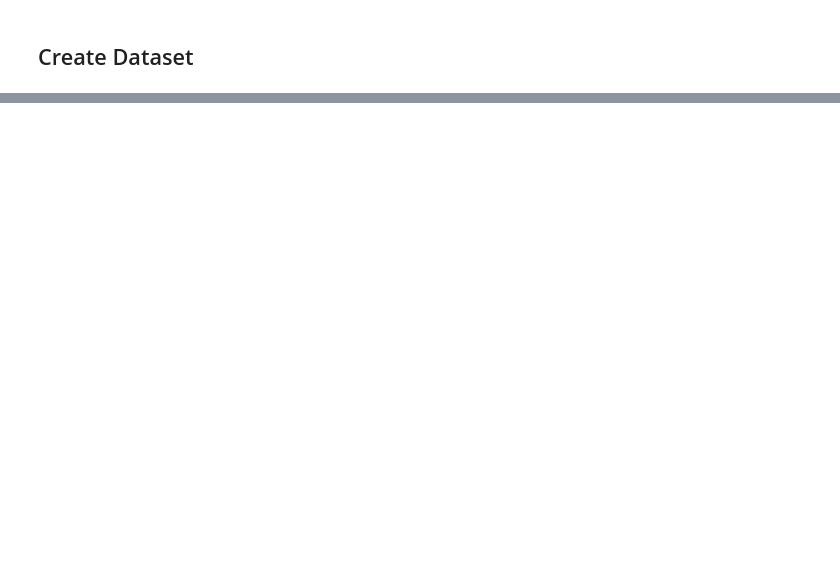
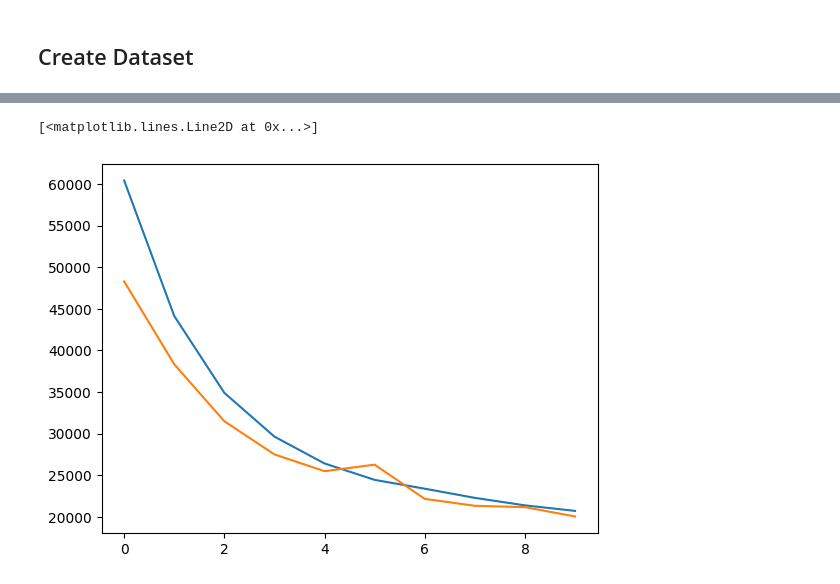
Before and after one commit to ErUM-Data-Hub/Challenges, a Jupyter notebook: solar/challenge.ipynb, the cells around one changed output, grey strips where cells are left out. Saved outputs shown, nothing was run; the diff lists cells and outputs as text; code cells hidden in the pictures; blank space fills up the shorter version.

```diff
--- a/solar/challenge.ipynb
+++ b/solar/challenge.ipynb
@@ -242,0 +208,8 @@ TypeError: default_collate: batch must contain tensors, numpy arrays, numbers, d
+# %%
+# Hyper parameters
+learning_rate = 1e-4
+batch_size = 64
+epochs = 10
+# %%
+# Optimizer
+optimizer = torch.optim.Adam(model.parameters(), lr=learning_rate)
@@ -242,0 +262,12 @@ TypeError: default_collate: batch must contain tensors, numpy arrays, numbers, d
+# %%
+model = CNN().to(device)
+optimizer = torch.optim.Adam(model.parameters(), lr=1.23e-3, weight_decay=1e-2)
+loss_fn = nn.MSELoss()
+epochs = 10
+train_losses = []
+test_losses = []
+for t in range(epochs):
+    print(f"Epoch {t+1}\n-------------------------------")
+    train_losses.append(train_loop(train_loader, model, loss_fn, optimizer))
+    test_losses.append(test_loop(test_loader, model, loss_fn))
+print("Done!")
@@ -242,0 +292,6 @@ TypeError: default_collate: batch must contain tensors, numpy arrays, numbers, d
+# %%
+plt.plot(train_losses)
+plt.plot(test_losses)
+# %% [output]
+[<matplotlib.lines.Line2D at 0x...>]
+[figure, added]
```
Also changed, not shown: parts of 40 cells of this notebook.
